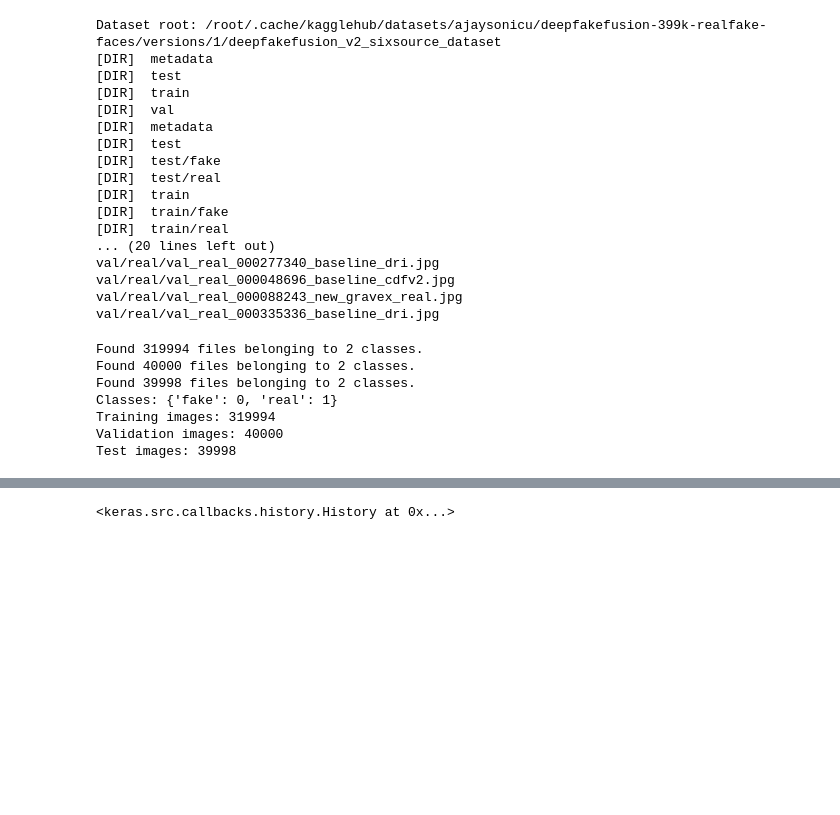
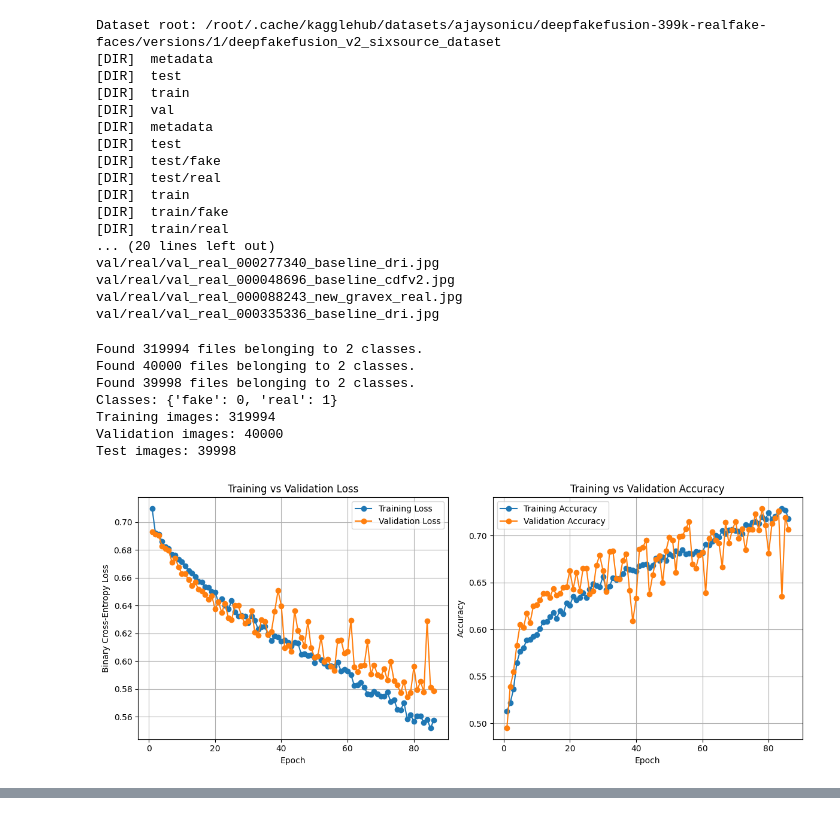
Before and after one commit to a-little-black-cat/DeepLearningProject, a Jupyter notebook: face_classif.ipynb, the cells around one changed output, grey strips where cells are left out. Cells and saved outputs as stored; diff of their text form; code cells hidden in the pictures; blank space fills up the shorter version.

Commit message:
Increased Kernel size to 3x3, padding is maintained (valid leads to drastic spatial reduction), added loss and accuracy curves

```diff
--- a/face_classif.ipynb
+++ b/face_classif.ipynb
@@ -169,41 +234,43 @@ val_ds = (val_full_ds
 # Full test set, same preprocessing, for model.evaluate() later
 test_ds = test_ds.map(normalize, num_parallel_calls=AUTOTUNE).prefetch(AUTOTUNE)
 
+# Bumping up the kernel size
 model = Sequential()
-model.add(Conv2D(32, (2, 2), input_shape=input_shape))
+model.add(Conv2D(32, (3, 3), padding="same", input_shape=input_shape))
 model.add(BatchNormalization())  # stabilizes training after each conv layer
 model.add(Activation('relu'))
 model.add(MaxPooling2D(pool_size=(2, 2)))
 
-model.add(Conv2D(32, (2, 2)))
+model.add(Conv2D(32, (3, 3), padding="same"))
 model.add(BatchNormalization())
 model.add(Activation('relu'))
 model.add(MaxPooling2D(pool_size=(2, 2)))
 
-model.add(Conv2D(64, (2, 2)))
+model.add(Conv2D(64, (3, 3), padding="same"))
 model.add(BatchNormalization())
 model.add(Activation('relu'))
 model.add(MaxPooling2D(pool_size=(2, 2)))
 
 model.add(Flatten())
 model.add(Dense(64))
 model.add(Activation('relu'))
 model.add(Dropout(0.5))
 model.add(Dense(1))
 model.add(Activation('sigmoid'))
 
 
 model.compile(loss='binary_crossentropy',
               optimizer=tf.keras.optimizers.Adam(learning_rate=1e-4),  # lower LR to avoid stalling out with fresh BatchNorm layers
               metrics=['accuracy'])
-
+live_plot = LiveTrainingPlot()
 # Stop early if val_loss stops improving, and restore the best epoch's weights
 callbacks = [
-    tf.keras.callbacks.EarlyStopping(monitor='val_loss', patience=8, restore_best_weights=True),
+    tf.keras.callbacks.EarlyStopping(monitor='val_loss', patience=8, restore_best_weights=True), live_plot
 ]
 
-model.fit(train_ds, validation_data=val_ds, epochs=epochs, callbacks=callbacks)
+history = model.fit(train_ds, validation_data=val_ds, epochs=epochs, callbacks=callbacks) # Save the training history
 
 
 #ehh could use improvements
 # %% [output]
+[figure, added]
@@ -227 +277,0 @@ Epoch 64/100
-<keras.src.callbacks.history.History at 0x...>
```
Also changed, not shown: parts of 2 cells of this notebook.
